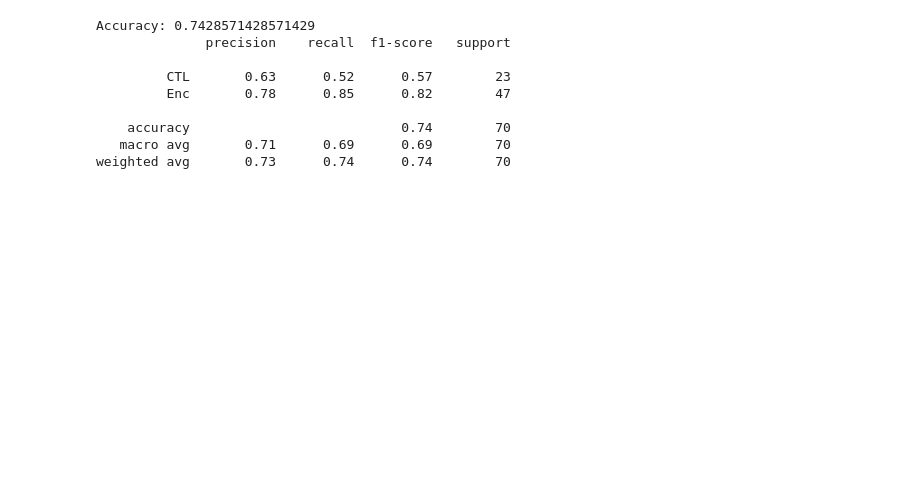
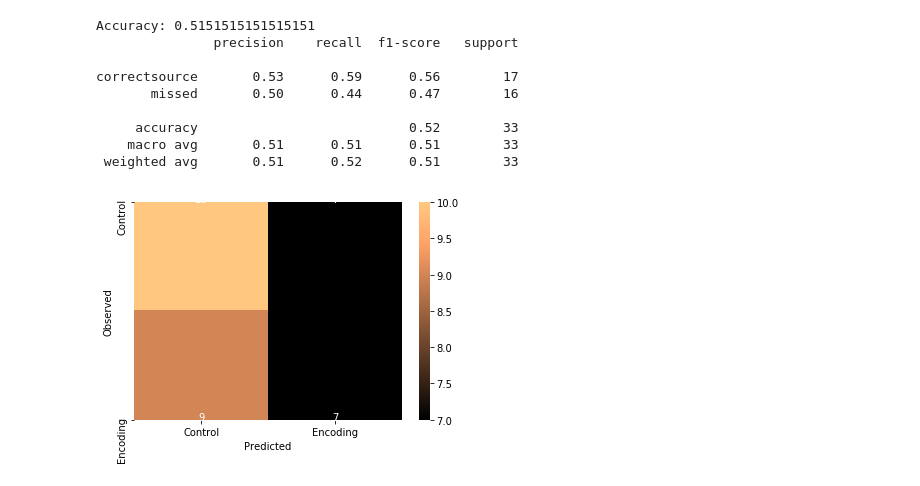
Before and after one commit to courtois-neuromod/cimaq_memory, a Jupyter notebook: models/CIMAQ_wholeBrain_SVM.ipynb, the cells around one changed output. Cells and saved outputs as stored; diff of their text form; code cells hidden in the pictures; blank space fills up the shorter version.

```diff
--- a/models/CIMAQ_wholeBrain_SVM.ipynb
+++ b/models/CIMAQ_wholeBrain_SVM.ipynb
@@ -89,0 +82,13 @@ print(X_allTrials.shape) #117 rows = trials, 69924 cols = voxels, val = beta wei
+# %%
+#use NiftiMasker class to convert images into data matrices for decoding
+#create 2D array (numpy) as input for scikit-learn for decoding
+masker = NiftiMasker(mask_img=mask, standardize=True)
+
+# give the masker a filename and convert series of 3D beta maps into a 2D array
+#78 rows = encoding trials, 69924 columns = brain voxels, value = beta value
+X_encTrials = masker.fit_transform(betas_enc4D)
+#177 rows = all trials, 69924 columns = brain voxels, value = beta value
+X_allTrials3D_A = masker.fit_transform(betas_all3D_A)
+
+print(X_encTrials.shape) #78 rows = trials, 69924 cols = voxels, val = beta weights
+print(X_allTrials3D_A.shape) #117 rows = trials, 69924 cols = voxels, val = beta weights
@@ -134,17 +220,22 @@ https://scikit-learn.org/stable/modules/generated/sklearn.model_selection.train_
 Define a training and a testing sample
 Split the sample to training/test with a 60/40 ratio, stratify trials by condition, and  shuffle the data
 # %%
-#X_encTrials, y_enc
-#X_allTrials, y_all
+##Encoding vs control condition: X_allTrials3D_A, y_enco_ctl
+
+##Hit vs Miss: X_HM_allTrials3D_A, y_hit_miss (58% correct; test_size: 0.3, cv:7)
+
+##Correct Source vs Miss: X_CsM_allTrials3D_A, y_cs_miss (66% correct; test_size: 0.3, cv: 7)
+
+##Correct vs Wrong Source:
+# one model (enc trials only): X_CsWs_allTrials3D_A, y_cs_ws_all (58% correct)
+# one model per trial (all trials): X_CsWs_encTrials, y_cs_ws_enc (35% correct)
 
 X_train, X_test, y_train, y_test = train_test_split(
-    #X_encTrials,
-    #y_enc,
-    X_allTrials, # x
-    y_all, # y
-    test_size = 0.4, # 60%/40% split
+    X_CsM_allTrials3D_A, # x
+    y_cs_miss, # y
+    test_size = 0.3, # 60%/40% split
     shuffle = True, # shuffle dataset before splitting
-    stratify = y_all, # keep distribution of conditions consistent betw. train & test sets
+    stratify = y_cs_miss, # keep distribution of conditions consistent betw. train & test sets
     random_state = 123) # same shuffle each time
 
 print('training:', len(X_train),
@@ -210,12 +302,12 @@ weighted avg       1.00      1.00      1.00        70
 
 # predict
 y_pred = cross_val_predict(my_first_svc, X_train, y_train,
-                           groups=y_train, cv=10)
+                           groups=y_train, cv=7)
 # scores
 acc = cross_val_score(my_first_svc, X_train, y_train,
-                     groups=y_train, cv=10)
+                     groups=y_train, cv=7)
 
 #Look at accuracy of prediction for each fold of the cross-validation
-for i in range(10):
+for i in range(7):
     print('Fold %s -- Acc = %s'%(i, acc[i]))
 # %% [output]
@@ -280,37 +372,38 @@ Text(521.8211200000001, 0.5, 'subjects')
 # %%
 #Repeat steps with scaled data
 
 # predict
 y_pred = cross_val_predict(my_first_svc, X_train_scl, y_train,
-                           groups=y_train, cv=10)
+                           groups=y_train, cv=7)
 
 # get scores
 overall_acc = accuracy_score(y_pred = y_pred, y_true = y_train)
 overall_cr = classification_report(y_pred = y_pred, y_true = y_train)
 overall_cm = confusion_matrix(y_pred = y_pred, y_true = y_train)
 print('Accuracy:',overall_acc)
 print(overall_cr)
 
 # plot
 thresh = overall_cm.max() / 2
 cmdf = pd.DataFrame(overall_cm, index = ['Control','Encoding'], columns = ['Control','Encoding'])
 sns.heatmap(cmdf, cmap='copper')
 plt.xlabel('Predicted')
 plt.ylabel('Observed')
 for i, j in itertools.product(range(overall_cm.shape[0]), range(overall_cm.shape[1])):
         plt.text(j+0.5, i+0.5, format(overall_cm[i, j], 'd'),
                  horizontalalignment="center",
                  color="white")
 # %% [output]
-Accuracy: 0.7428571428571429
-              precision    recall  f1-score   support
+Accuracy: 0.5151515151515151
+               precision    recall  f1-score   support
 
-         CTL       0.63      0.52      0.57        23
-         Enc       0.78      0.85      0.82        47
+correctsource       0.53      0.59      0.56        17
+       missed       0.50      0.44      0.47        16
 
-    accuracy                           0.74        70
-   macro avg       0.71      0.69      0.69        70
-weighted avg       0.73      0.74      0.74        70
+     accuracy                           0.52        33
+    macro avg       0.51      0.51      0.51        33
+ weighted avg       0.51      0.52      0.51        33
+[figure, added]
 # %%
 # Test model on unseen data from the test set
 # Use the Scaler that was fit to X_train and apply to X_test,
```
Also changed, not shown: parts of 22 cells of this notebook, 3 other files.
